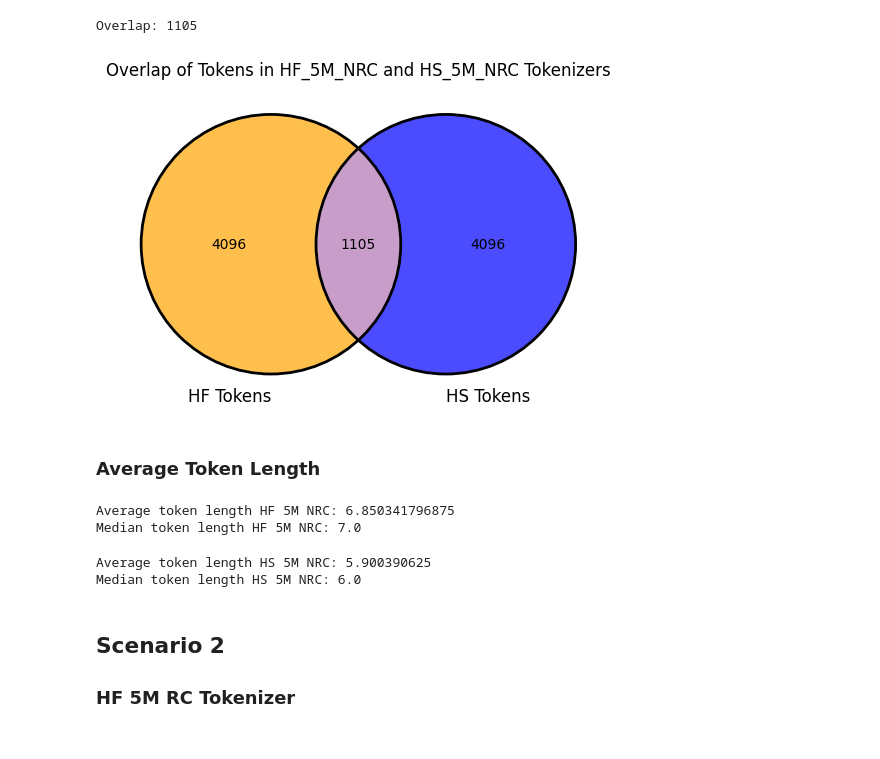
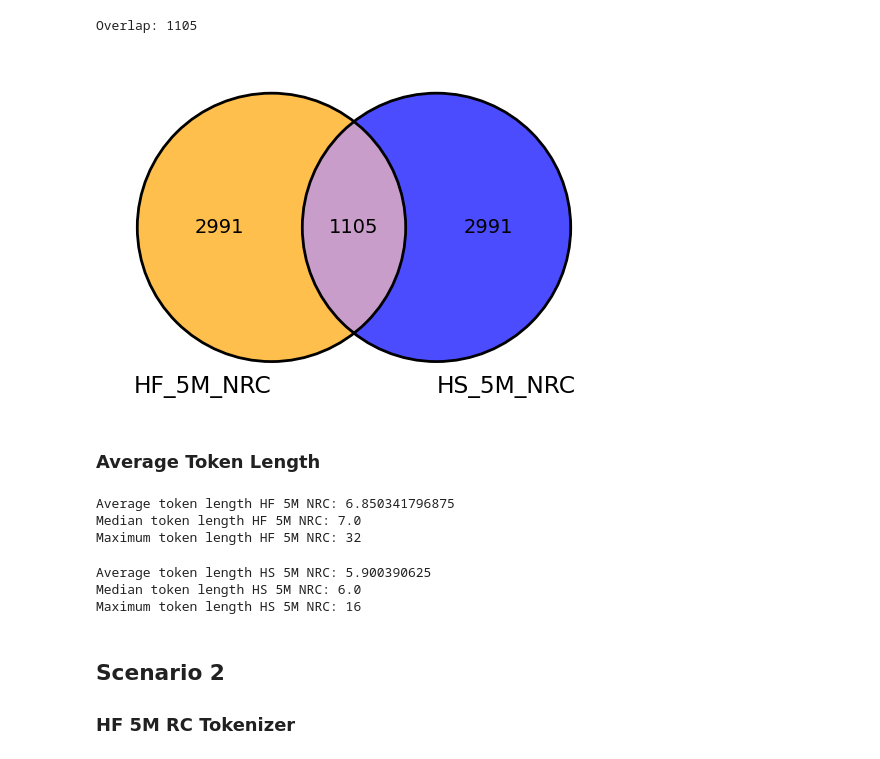
Before and after one commit to buschjo/ModernBERT_DNABERT2, a Jupyter notebook: dnabert2/tokenizer_analysis.ipynb, the cells around one changed output. Saved outputs shown, nothing was run; the diff lists cells and outputs as text; code cells hidden in the pictures.

```diff
--- a/dnabert2/tokenizer_analysis.ipynb
+++ b/dnabert2/tokenizer_analysis.ipynb
@@ -39,25 +39,30 @@ for item in HS_5M_NRC['model']['substitutions']:
 ### Compare the tokenizers
 # %%
 # adapted from https://stackoverflow.com/questions/5094083/find-the-overlap-between-2-python-lists (22.07.2025)
-hf_multiset = collections.Counter(hf_5M_nrc_tokens)
-hs_multiset = collections.Counter(hs_5M_nrc_tokens)
+hf_5M_multiset = collections.Counter(hf_5M_nrc_tokens)
+hs_5M_multiset = collections.Counter(hs_5M_nrc_tokens)
 
-overlap = list((hf_multiset & hs_multiset).elements())
+overlap = list((hf_5M_multiset & hs_5M_multiset).elements())
 
 print(f'Overlap: {len(overlap)}')
 # %% [output]
 Overlap: 1105
 # %%
 # depict venn diagram
-venn2(subsets = (len(HF_5M_NRC['model']['vocab']), len(HS_5M_NRC['model']['substitutions']), len(overlap)),
-	 set_labels = ('HF Tokens', 'HS Tokens'),
+out = venn2(subsets = (len(HF_5M_NRC['model']['vocab']) - len(overlap), len(HS_5M_NRC['model']['substitutions']) - len(overlap), len(overlap)),
+	 set_labels = ('HF_5M_NRC', 'HS_5M_NRC'),
 	 set_colors = ('orange', 'blue'),
 	 alpha = 0.7)
-venn2_circles(subsets=(len(HF_5M_NRC['model']['vocab']),len(HS_5M_NRC['model']['substitutions']), len(overlap)))
-plt.title("Overlap of Tokens in HF_5M_NRC and HS_5M_NRC Tokenizers")
+venn2_circles(subsets=(len(HF_5M_NRC['model']['vocab']) - len(overlap),len(HS_5M_NRC['model']['substitutions']) - len(overlap), len(overlap)))
+# plt.title("Overlap of Tokens in HF_5M_NRC and HS_5M_NRC Tokenizers")
 plt.show()
+
+font = {'family' : 'sans',
+        'size'   : 14}
+plt.rc('font', **font)
+plt.show()
 # %% [output]
-[figure, old version]
+[figure, new version]
 # %% [markdown]
 ### Average Token Length
 # %%
@@ -67,11 +72,14 @@ for token in hf_5M_nrc_tokens:
 
 avg_hf_5M_nrc = statistics.mean(lens_hf_5M_nrc_tokens)
 median_hf_5M_nrc = statistics.median(lens_hf_5M_nrc_tokens)
+max_hf_5M_nrc = max(lens_hf_5M_nrc_tokens)
 print(f'Average token length HF 5M NRC: {avg_hf_5M_nrc}')
 print(f'Median token length HF 5M NRC: {median_hf_5M_nrc}')
+print(f'Maximum token length HF 5M NRC: {max_hf_5M_nrc}')
 # %% [output]
 Average token length HF 5M NRC: 6.850341796875
 Median token length HF 5M NRC: 7.0
+Maximum token length HF 5M NRC: 32
 # %%
 lens_hs_5M_nrc_tokens = []
 for token in hs_5M_nrc_tokens:
@@ -79,11 +87,14 @@ for token in hs_5M_nrc_tokens:
 
 avg_hs_5M_nrc = statistics.mean(lens_hs_5M_nrc_tokens)
 median_hs_5M_nrc = statistics.median(lens_hs_5M_nrc_tokens)
+max_hs_5M_nrc = max(lens_hs_5M_nrc_tokens)
 print(f'Average token length HS 5M NRC: {avg_hs_5M_nrc}')
 print(f'Median token length HS 5M NRC: {median_hs_5M_nrc}')
+print(f'Maximum token length HS 5M NRC: {max_hs_5M_nrc}')
 # %% [output]
 Average token length HS 5M NRC: 5.900390625
 Median token length HS 5M NRC: 6.0
+Maximum token length HS 5M NRC: 16
 # %% [markdown]
 ## Scenario 2
 ### HF 5M RC Tokenizer
```
Also changed, not shown: parts of 16 cells of this notebook, 3 other files.
